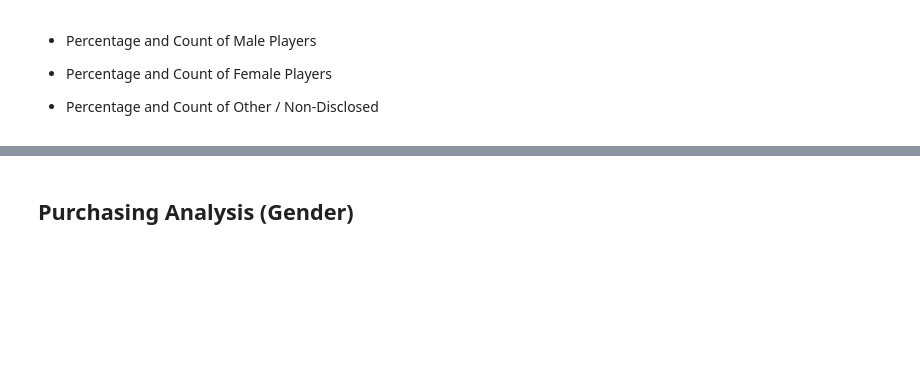
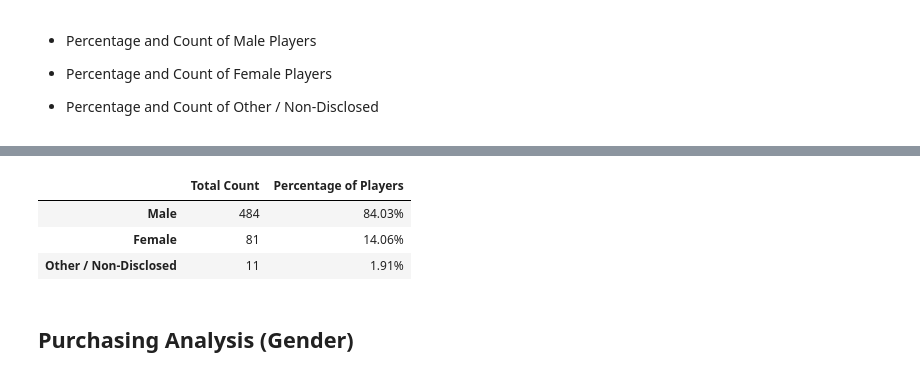
Before and after one commit to sean-galloway/pandas-challenge, a Jupyter notebook: HeroesOfPymoli.ipynb, the cells around one changed output, grey strips where cells are left out. Drawn from its saved outputs; the diff is of its cells as text; code cells hidden in the pictures; blank space fills up the shorter version.

```diff
--- a/HeroesOfPymoli.ipynb
+++ b/HeroesOfPymoli.ipynb
@@ -4,23 +4,26 @@
 # %%
 # Dependencies and Setup
 import pandas as pd
+import pprint         # this is only needed for debug
 
 # File to Load (Remember to Change These)
 file_to_load = "Resources/purchase_data.csv"
+pp = pprint.PrettyPrinter(indent=4)
 
 # Read Purchasing File and store into Pandas data frame
-purchase_data = pd.read_csv(file_to_load)
+purchase_data_df = pd.read_csv(file_to_load)
 # %% [markdown]
 ## Player Count
 # %% [markdown]
 * Display the total number of players
 # %%
 # Find the number of screen names "SN", for player count
-player_count_list = len(purchase_data["SN"].value_counts())
+player_count = len(purchase_data_df["SN"].unique())
+# print(player_count)
 
 # Create a data frame
-player_count = pd.DataFrame({"Total Players":[player_count_list]})
-player_count
+player_count_df = pd.DataFrame({"Total Players": [player_count]})
+player_count_df
 # %% [output]
 |  | Total Players |
 | 0 | 576 |
@@ -108,3 +74,28 @@ SyntaxError: EOL while scanning string literal (<ipython-input-17-332bb30aabe9>,
+# %%
+# get a gender data frame group
+gender_dfg = purchase_data_df.groupby("Gender")
+# for key, item in gender_dfg:
+#     print(gender_dfg.get_group(key))
+
+# total screen names by gender
+total_gender_dfu = gender_dfg.nunique()["SN"]
+# print(total_gender_dfu)
+
+# find player percentage
+percent_of_players_dfu = total_gender_dfu / player_count * 100
+# print(percent_of_players_dfu)
+
+# Create data frame
+gender_demo_df = pd.DataFrame({"Total Count": total_gender_dfu, "Percentage of Players": percent_of_players_dfu})
+gender_demo_df.index.name = None
+
+# Format the values sorted by total count in descending order, and two decimal places for the percentage
+gender_demo_df.sort_values(["Total Count"], ascending = False).style.format({"Percentage of Players":"{:.2f}%"})
+# %% [output]
+|  | Total Count | Percentage of Players |
+| Male | 484 | 84.03% |
+| Female | 81 | 14.06% |
+| Other / Non-Disclosed | 11 | 1.91% |
 # %% [markdown]
 
 ## Purchasing Analysis (Gender)
```
Also changed, not shown: parts of 6 cells of this notebook.
